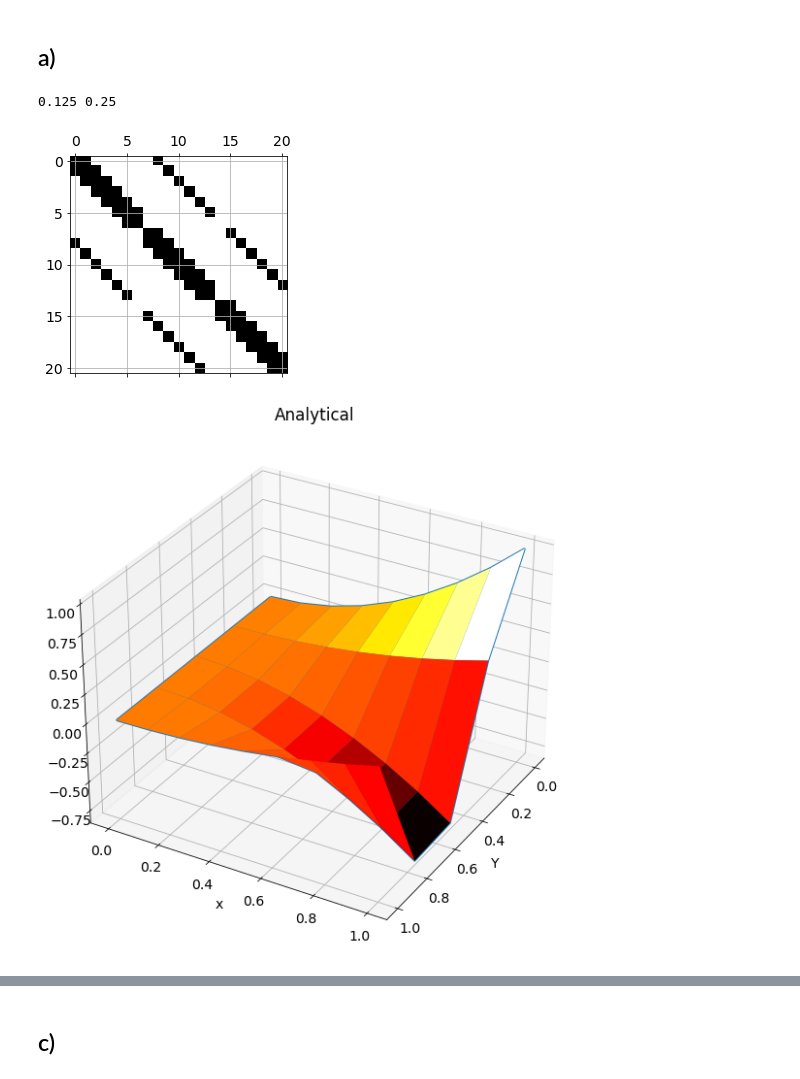
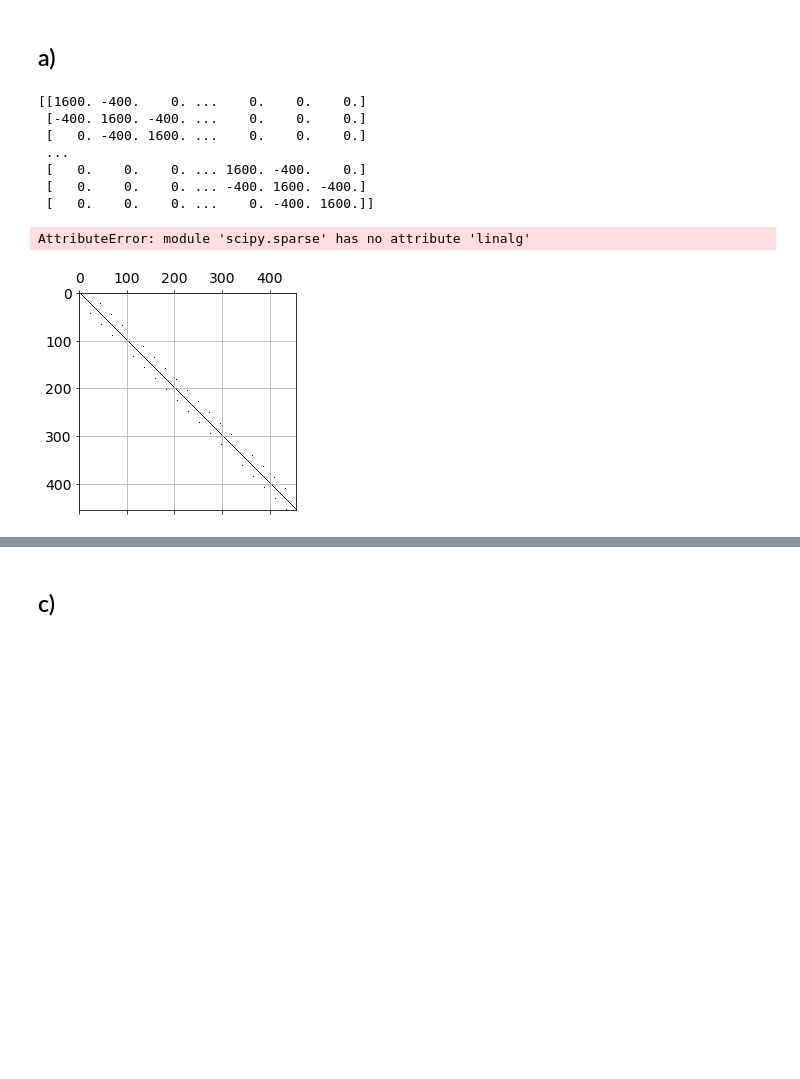
Before and after one commit to markus0800/num.diff-project-1, a Jupyter notebook: Project 1.ipynb, the cells around one changed output, grey strips where cells are left out. Cells and saved outputs as stored; diff of their text form; code cells hidden in the pictures; blank space fills up the shorter version.

```diff
--- a/Project 1.ipynb
+++ b/Project 1.ipynb
@@ -113,6 +106,7 @@ def grid(BVP,M,N):
 def tridiag(a,h,k, N, M):
 
     A = np.zeros(((N-2)*(M-2), (N-2)*(M-2)))        #Define an 2D array we can create our matrix in
+    A=sci.sparse.lil_matrix(((N-2)*(M-2), (N-2)*(M-2)))
     x = np.ones((N-2)*(M-2))                        #Define an 1D array with same length as our matrix with only ones
 
     x_L=np.copy(x[1:])                              #Slice the array to fit the lower diagonal
@@ -189,21 +187,27 @@ def solver(BVP, a, M=10, N=10):
     return U, x_grid, y_grid
 # %%
+#Creating BVP's
 a=1
 test_BVP=BVP(0, 1, 0, 1, ux_0, ux_1, uy_0, uy_1, RHS)
-test_BVP_2=BVP(0, 1, 0, 1, analyticW,analyticN,analyticS,analyticE,RHS_2)
+test_BVP_2=BVP(0, 1, 0, 1, analyticSol,analyticSol,analyticSol,analyticSol,RHS_2)
 
+#Create a nummerical and an analytical solution
+U, x_grid, y_grid=solver(test_BVP_2, a, M=20,N=25)
+X, Y = np.meshgrid(x_grid,y_grid)
+solution=analyticSol(X,Y)
 
-U, x_grid, y_grid=solver(test_BVP_2, a, M=8,N=4)
-X, Y = np.meshgrid(x_grid,y_grid)
-
-solution=analyticS(X,Y)
-
-
-
+#Plotting the solutions and the error
 plot_solution(x_grid,y_grid,solution, "Analytical")
 plot_solution(x_grid,y_grid,U, "Nummerical")
 plot_solution(x_grid,y_grid,(solution-U), "Error")
+print(f"Max error: {np.max(np.abs(solution-U))} ")
 # %% [output]
-0.125 0.25
+[[1600. -400.    0. ...    0.    0.    0.]
+ [-400. 1600. -400. ...    0.    0.    0.]
+ [   0. -400. 1600. ...    0.    0.    0.]
+ ...
+ [   0.    0.    0. ... 1600. -400.    0.]
+ [   0.    0.    0. ... -400. 1600. -400.]
+ [   0.    0.    0. ...    0. -400. 1600.]]
+AttributeError: module 'scipy.sparse' has no attribute 'linalg'
-[figure, old version]
+[figure, new version]
-[figure, removed]
```
Also changed, not shown: parts of 23 cells of this notebook.
